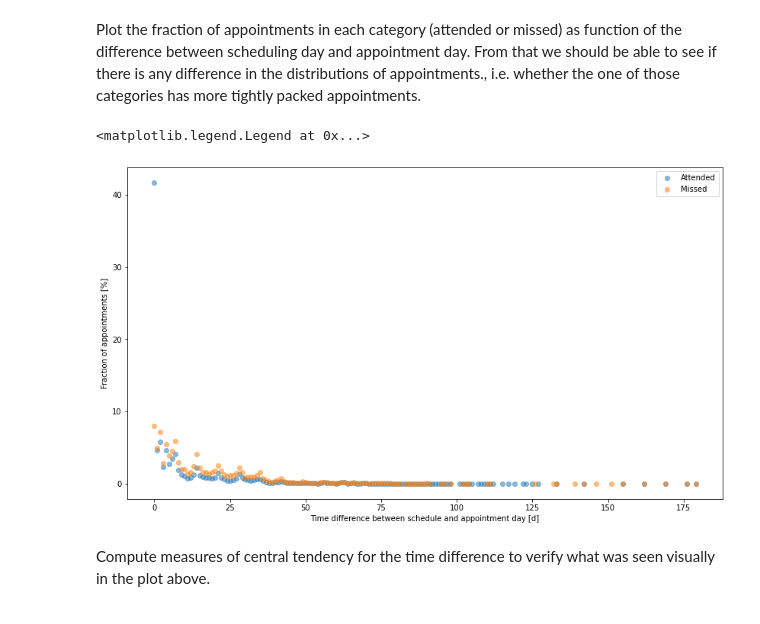
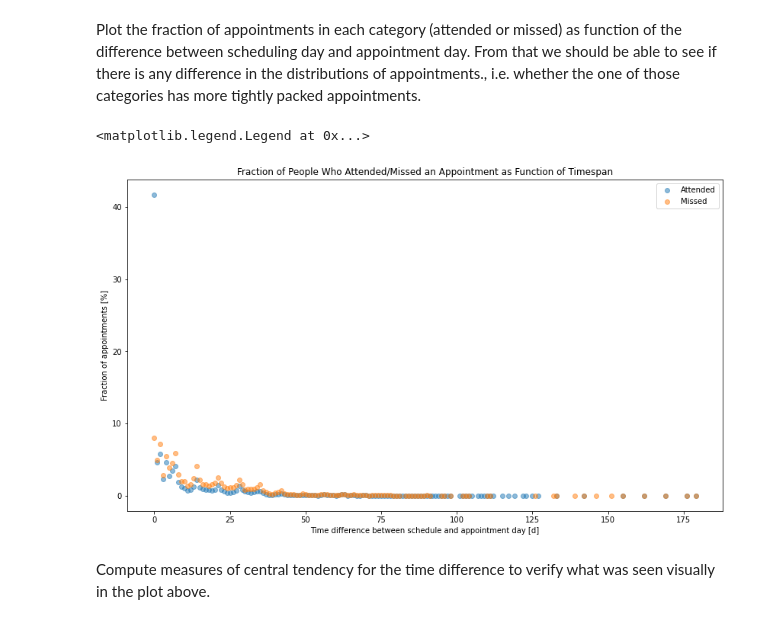
Before and after one commit to Marius-Frank/Investigate_a_Dataset, a Jupyter notebook: Investigate_a_Dataset.ipynb, the cells around one changed output. Cells and saved outputs as stored; diff of their text form; code cells hidden in the pictures.

```diff
--- a/Investigate_a_Dataset.ipynb
+++ b/Investigate_a_Dataset.ipynb
@@ -361,22 +362,23 @@ Plot the fraction of appointments in each category (attended or missed) as funct
 # %%
 plt.figure(figsize=(14,8))
 
 # Plot number of attended appointments as function time difference (normalized to the total appointments)
 plt.scatter(df['TimeDiff'][df['Attended']==1].value_counts().sort_values().index.total_seconds()/(3600*24),
          df['TimeDiff'][df['Attended']==1].value_counts().sort_values()/df[df['Attended']==1].shape[0]*100,
             alpha=0.5, label="Attended")
 
 # Plot number of missed appointments as function time difference (normalized to the total appointments)
 plt.scatter(df['TimeDiff'][df['Attended']==0].value_counts().sort_values().index.total_seconds()/(3600*24),
          df['TimeDiff'][df['Attended']==0].value_counts().sort_values()/df[df['Attended']==0].shape[0]*100,
             alpha=0.5, label="Missed")
 
 plt.xlabel("Time difference between schedule and appointment day [d]")
+plt.title("Fraction of People Who Attended/Missed an Appointment as Function of Timespan")
 plt.ylabel("Fraction of appointments [%]")
 plt.legend()
 # %% [output]
 <matplotlib.legend.Legend at 0x...>
-[figure, old version]
+[figure, new version]
 # %% [markdown]
 Compute measures of central tendency for the time difference to verify what was seen visually in the plot above.
 # %%
```
Also changed, not shown: parts of 2 cells of this notebook, 1 other file.
